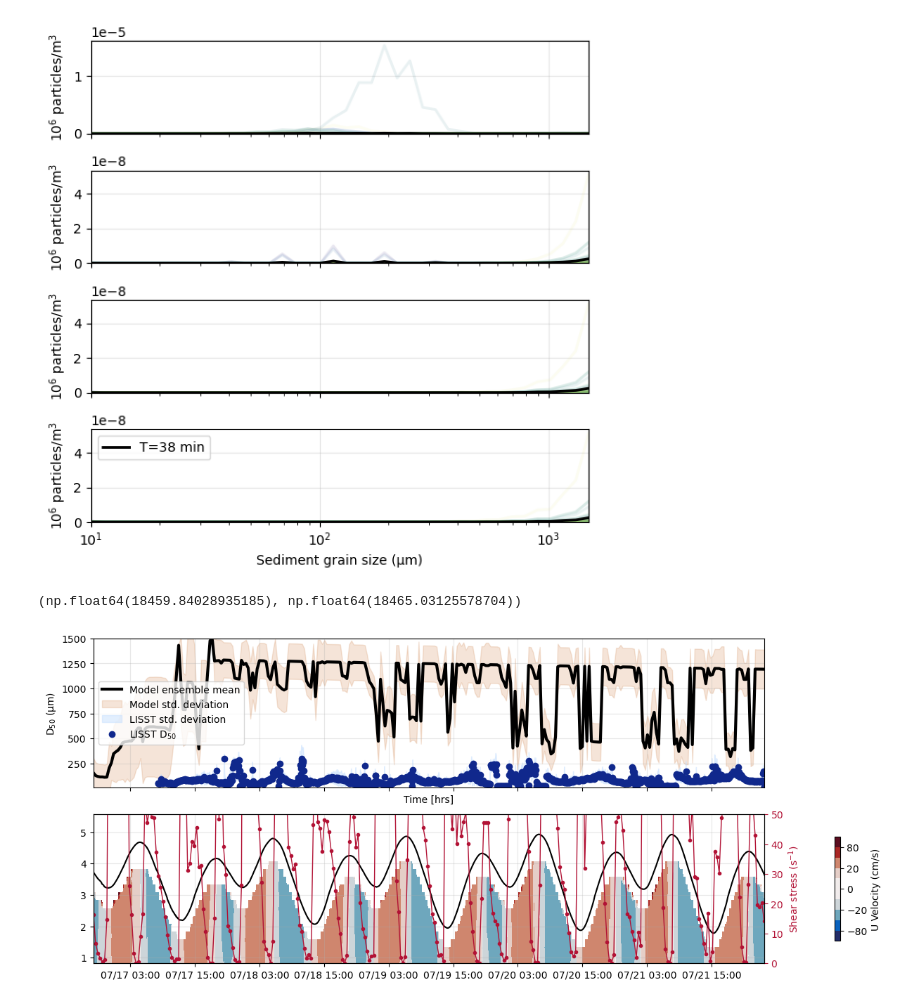
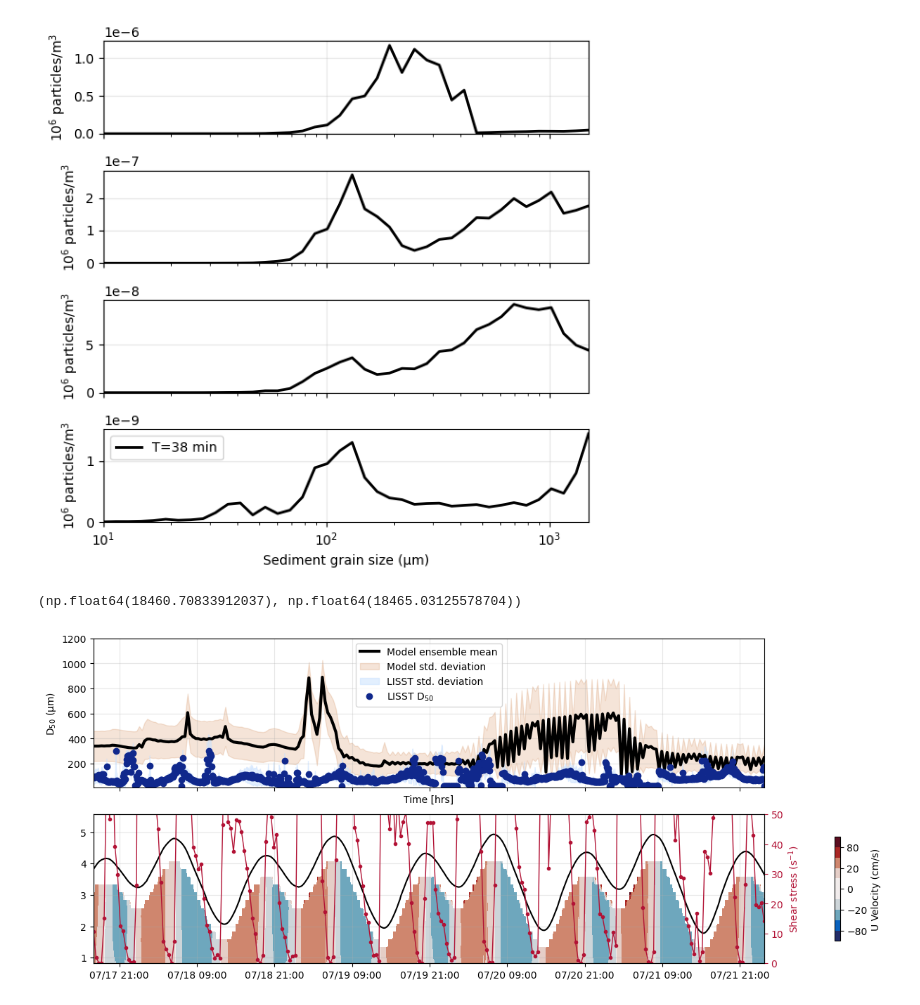
Before and after one commit to sienna-white/enkf_sediment, a Jupyter notebook: plot_floc_mod_ens.ipynb, the cells around one changed output. Saved outputs shown, nothing was run; the diff lists cells and outputs as text; code cells hidden in the pictures.

```diff
--- a/plot_floc_mod_ens.ipynb
+++ b/plot_floc_mod_ens.ipynb
@@ -11,7 +11,7 @@ import matplotlib.dates as mdates
 
 
 
-ds = xr.open_dataset("FlocMod_ADV_G_9.nc", decode_times=False)
+ds = xr.open_dataset("FlocMod_ADV_G_14.nc", decode_times=False)
 
 
 date = pd.to_datetime("2020-07-16 20:10:01")
@@ -38,6 +38,8 @@ adcp_z = adcp.depth.values
 
 Ns = len(ds.Ds)
 
+print(ds.Ds*1e6)
+
 def format_date_ax(ax, int=1):
     ax.xaxis.set_major_locator(mdates.HourLocator(interval=int))
     date_format = mdates.DateFormatter('%m/%d %H:%M')
@@ -128,9 +128,9 @@ t = 100
 for it, t in enumerate(range(6, nt, nt//4)):
     Ds = ds.Ds.values*1e6
     label="T=%d min" % (t*10/60)
-    for i in range(0, Nens):
-        var = ds.ssc.isel(time=t, N=i) * volume.isel(N=i)
-        axs[it].plot(Ds, var, '-', color=cmo.cm.haline(i/Nens), linewidth=2, alpha=0.1) #,color=cmo.cm.thermal(t/nt))
+    # for i in range(0, Nens):
+    #     var = ds.ssc.isel(time=t, N=i) * volume.isel(N=i)
+    #     axs[it].plot(Ds, var, '-', color=cmo.cm.haline(i/Nens), linewidth=2, alpha=0.1) #,color=cmo.cm.thermal(t/nt))
 
     mean = ds.ssc.isel(time=t).mean(dim="N")* volume.mean(dim="N")
     axs[it].plot(Ds, mean, '-', color='k', linewidth=2, label=label)
@@ -148,7 +148,7 @@ plt.tight_layout()
 
 # fig.savefig("pdf_G=%d.png" % (G), dpi=300, bbox_inches='tight')
 # %% [output]
-[figure, old version]
+[figure, new version]
 # %%
 fig, axs = plt.subplots(nrows=2, ncols=1, figsize=(12, 5), sharex=True, sharey=False, constrained_layout=True)
 
@@ -197,42 +197,42 @@ ax.grid(alpha=0.3)
 ax.set_xlabel("Time [hrs]")
 ax.set_ylabel("D$_{50}$ (µm)")
 
-ax.set_ylim(10, 1500)
+ax.set_ylim(10, 1200)
 # ax.set_yscale('log')
 
 
 fn = "/global/homes/s/siennaw/scratch/siennaw/data/usgs/CSF20_Shallows_Time_Series/CSF20SC104ls-b.nc"
 lisst = xr.open_dataset(fn, decode_times=False)
 dates = pd.to_datetime(lisst['time'].values, unit='D', origin='julian')
 seconds = pd.to_timedelta(lisst['time2'].values, unit='ms')
 dates = dates + seconds
 
 
 d50 = lisst['D50'].isel(depth=0)
 stds = lisst['D50'].std(axis=1)
 d50 = lisst['D50'].mean(axis=1)
 
 ax.fill_between(dates, np.squeeze(d50-stds), np.squeeze(d50+stds), color='#CBE2FE', alpha=0.55, label="LISST std. deviation")
 ax.plot(dates, d50, 'o', color='#10288C', label="LISST D$_{50}$")
 format_date_ax(ax, 12)
 
 # Add ADCP
 h = axs[1].contourf(rtime, -adcp_z + offset, adcp_u.T, cmap=cmo.cm.balance, levels=levels)
 plt.colorbar(h, label='U Velocity (cm/s)', shrink=0.7)
 axs[1].grid(alpha=0.3)
 depths =  np.squeeze(adcp.P_1.values) #+ 0.41
 axs[1].plot(rtime, depths, color='k', label='Depth')
 
 axs[0].legend()
 
-ax.set_xlim(mtime[0], mtime[-1])
+ax.set_xlim(mtime[50], mtime[-1])
 # ax.set_yscale('log')
 # ax.set_title("Shear = %d s$^{-1}$" % G)
 
 # fig.savefig("d50_G=%d.png" % (G), dpi=300, bbox_inches='tight')
 # %% [output]
-(np.float64(18459.84028935185), np.float64(18465.03125578704))
+(np.float64(18460.70833912037), np.float64(18465.03125578704))
-[figure, old version]
+[figure, new version]
 # %%
 
 # interpolate LISST data and ACDP data
```
Also changed, not shown: parts of 6 cells of this notebook, 4 other files.
